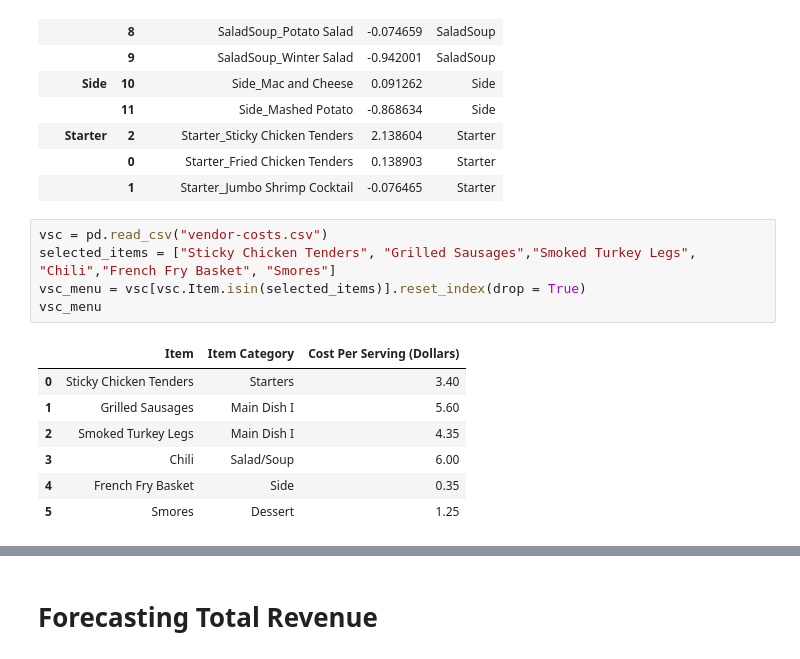
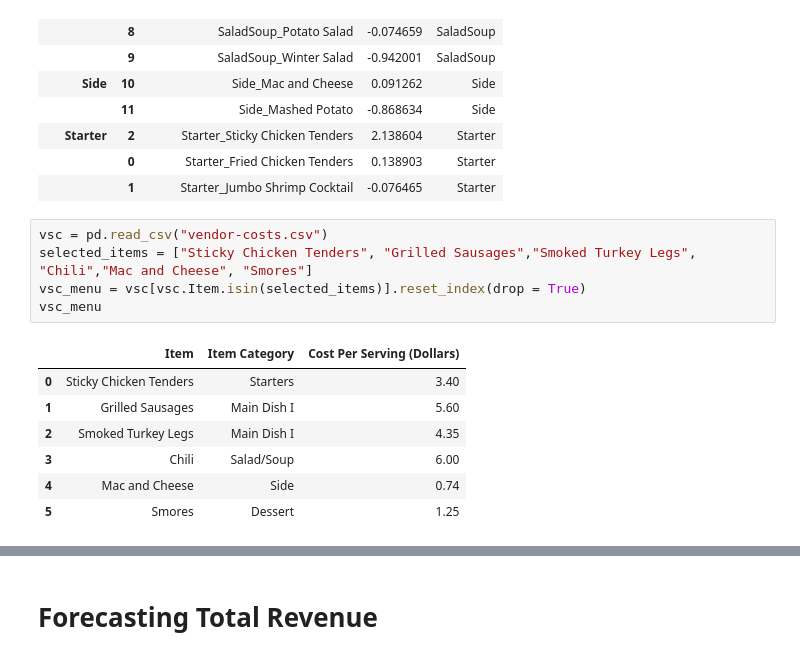
Before and after one commit to dz080/AD654_FinalProject, a Jupyter notebook: SemesterProject_JPD18.ipynb, the cells around one changed output, grey strips where cells are left out. Saved outputs shown, nothing was run; the diff lists cells and outputs as text.

```diff
--- a/SemesterProject_JPD18.ipynb
+++ b/SemesterProject_JPD18.ipynb
@@ -433,16 +433,16 @@ model_coeff_df
 |  | 1 | Starter_Jumbo Shrimp Cocktail | -0.076465 | Starter |
 # %%
 vsc = pd.read_csv("vendor-costs.csv")
-selected_items = ["Sticky Chicken Tenders", "Grilled Sausages","Smoked Turkey Legs", "Chili","French Fry Basket", "Smores"]
+selected_items = ["Sticky Chicken Tenders", "Grilled Sausages","Smoked Turkey Legs", "Chili","Mac and Cheese", "Smores"]
 vsc_menu = vsc[vsc.Item.isin(selected_items)].reset_index(drop = True)
 vsc_menu
 # %% [output]
 |  | Item | Item Category | Cost Per Serving (Dollars) |
 | 0 | Sticky Chicken Tenders | Starters | 3.40 |
 | 1 | Grilled Sausages | Main Dish I | 5.60 |
 | 2 | Smoked Turkey Legs | Main Dish I | 4.35 |
 | 3 | Chili | Salad/Soup | 6.00 |
-| 4 | French Fry Basket | Side | 0.35 |
+| 4 | Mac and Cheese | Side | 0.74 |
 | 5 | Smores | Dessert | 1.25 |
 # %% [markdown]
 ## Suggestions to Lobster Land
```
Also changed, not shown: parts of 23 cells of this notebook.
